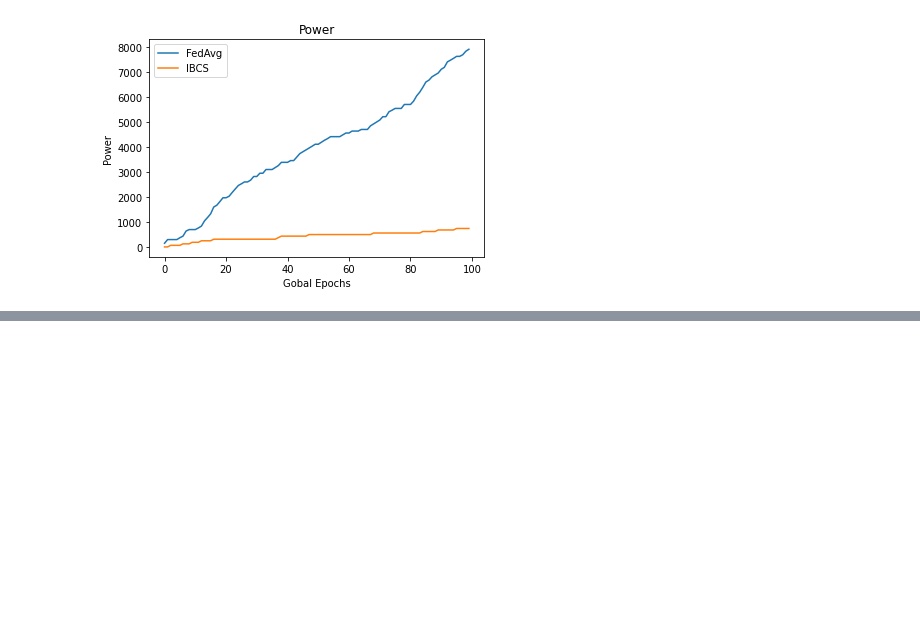
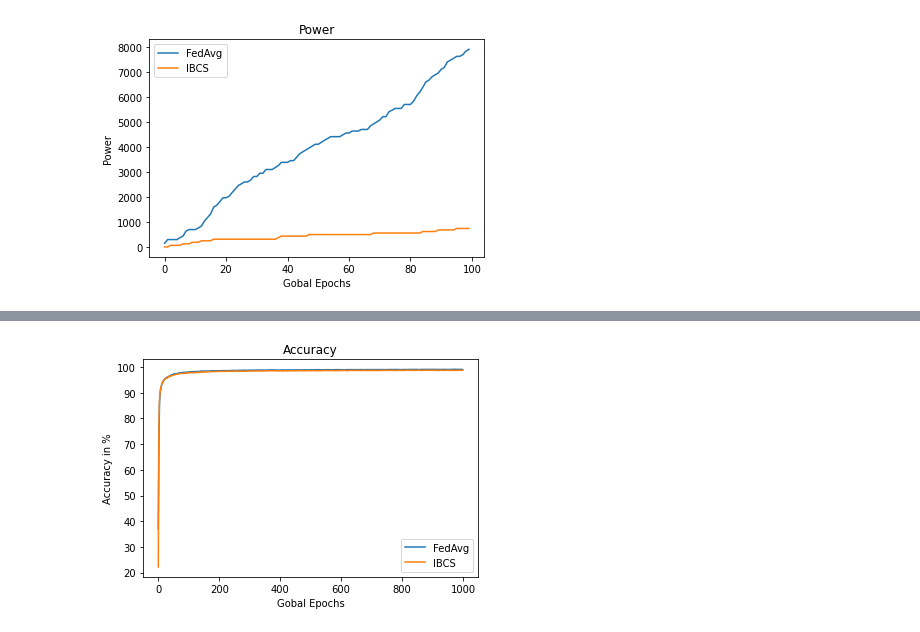
Before and after one commit to atalea/fl_sim, a Jupyter notebook: mnist.ipynb, the cells around one changed output, grey strips where cells are left out. Cells and saved outputs as stored; diff of their text form; code cells hidden in the pictures; blank space fills up the shorter version.

```diff
--- a/mnist.ipynb
+++ b/mnist.ipynb
@@ -1245,0 +1271,88 @@ plt.show()
+# %%
+import csv
+import matplotlib.pyplot as plt
+top_k = 20
+lam = 0.1
+
+def convert_strings_to_floats(input_array):
+    output_array = []
+    for element in input_array:
+        converted_float = float(element)
+        output_array.append(converted_float)
+    return output_array
+
+
+fedavg_acc = []
+ibcs_acc = []
+
+fedavg_loss = []
+ibcs_loss = []
+
+fedavg_power = []
+ibcs_power = []
+f = open(f'./mnist_results/fedavg_acc_lam_{lam}_k_{top_k}.txt', 'r')
+for line in f:
+    fedavg_acc.append(line.strip())
+fedavg_acc = convert_strings_to_floats(fedavg_acc)
+
+f = open(f'./mnist_results/fedavg_loss_lam_{lam}_k_{top_k}.txt', 'r')
+for line in f:
+    fedavg_loss.append(line.strip())
+fedavg_loss = convert_strings_to_floats(fedavg_loss)
+
+f = open(f'./mnist_results/fedavg_power_lam_{lam}_k_{top_k}.txt', 'r')
+for line in f:
+    fedavg_power.append(line.strip())
+fedavg_power = convert_strings_to_floats(fedavg_power)
+
+f = open(f'./mnist_results/ibcs_acc_lam_{lam}_k_{top_k}.txt', 'r')
+for line in f:
+    ibcs_acc.append(line.strip())
+ibcs_acc = convert_strings_to_floats(ibcs_acc)
+
+f = open(f'./mnist_results/ibcs_loss_lam_{lam}_k_{top_k}.txt', 'r')
+for line in f:
+    ibcs_loss.append(line.strip())
+ibcs_loss = convert_strings_to_floats(ibcs_loss)
+
+f = open(f'./mnist_results/ibcs_power_lam_{lam}_k_{top_k}.txt', 'r')
+for line in f:
+    ibcs_power.append(line.strip())
+ibcs_power = convert_strings_to_floats(ibcs_power)
+
+fig, ax = plt.subplots()
+ax.plot(fedavg_acc)
+ax.plot(ibcs_acc)
+
+ax.set_title('Accuracy')
+ax.legend(['FedAvg', 'IBCS'])
+ax.xaxis.set_label_text('Gobal Epochs')
+ax.yaxis.set_label_text('Accuracy in %')
+plt.savefig(f'./mnist_results/acc_lam{lam}_k_{top_k}.png')
+plt.show()
+
+
+fig, ax = plt.subplots()
+ax.plot(fedavg_loss)
+ax.plot(ibcs_loss)
+
+ax.set_title('Loss')
+ax.legend(['FedAvg', 'IBCS'])
+ax.xaxis.set_label_text('Gobal Epochs')
+ax.yaxis.set_label_text('Loss')
+plt.savefig(f'./mnist_results/loss_lam{lam}_k_{top_k}.png')
+plt.show()
+
+
+fig, ax = plt.subplots()
+ax.plot(fedavg_power)
+ax.plot(ibcs_power)
+
+ax.set_title('Power')
+ax.legend(['FedAvg', 'IBCS'])
+ax.xaxis.set_label_text('Gobal Epochs')
+ax.yaxis.set_label_text('Power')
+plt.savefig(f'./mnist_results/power_lam{lam}_k_{top_k}.png')
+plt.show()
+# %% [output]
+[figure, added]
```
Also changed, not shown: parts of 2 cells of this notebook, 1 other file.
